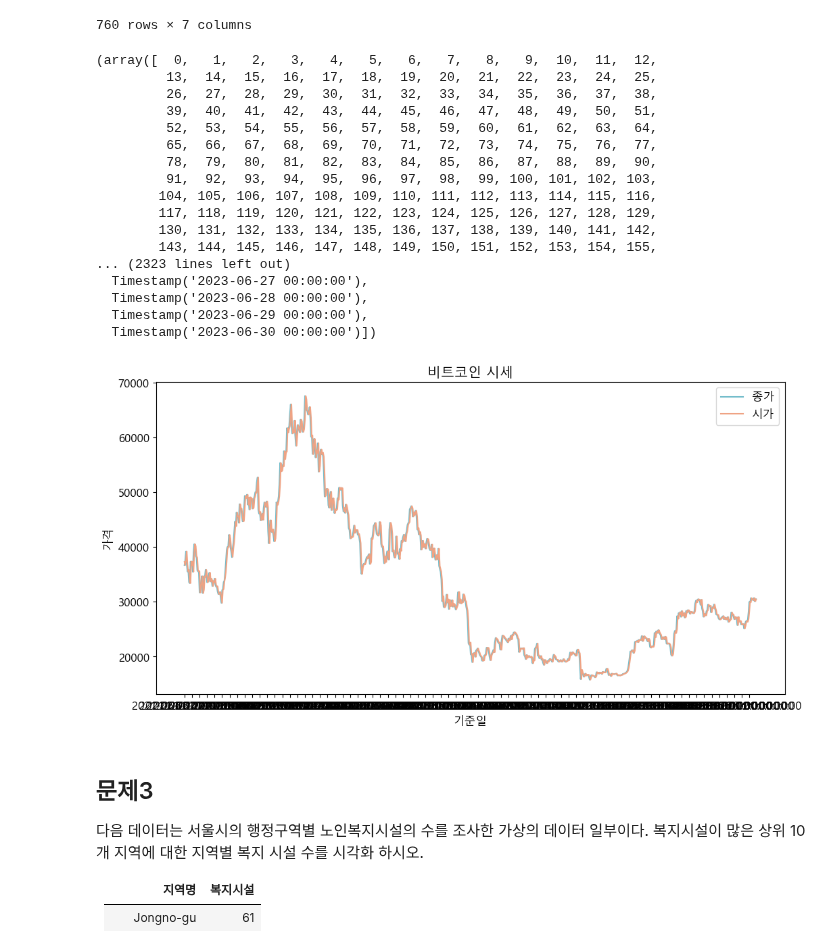
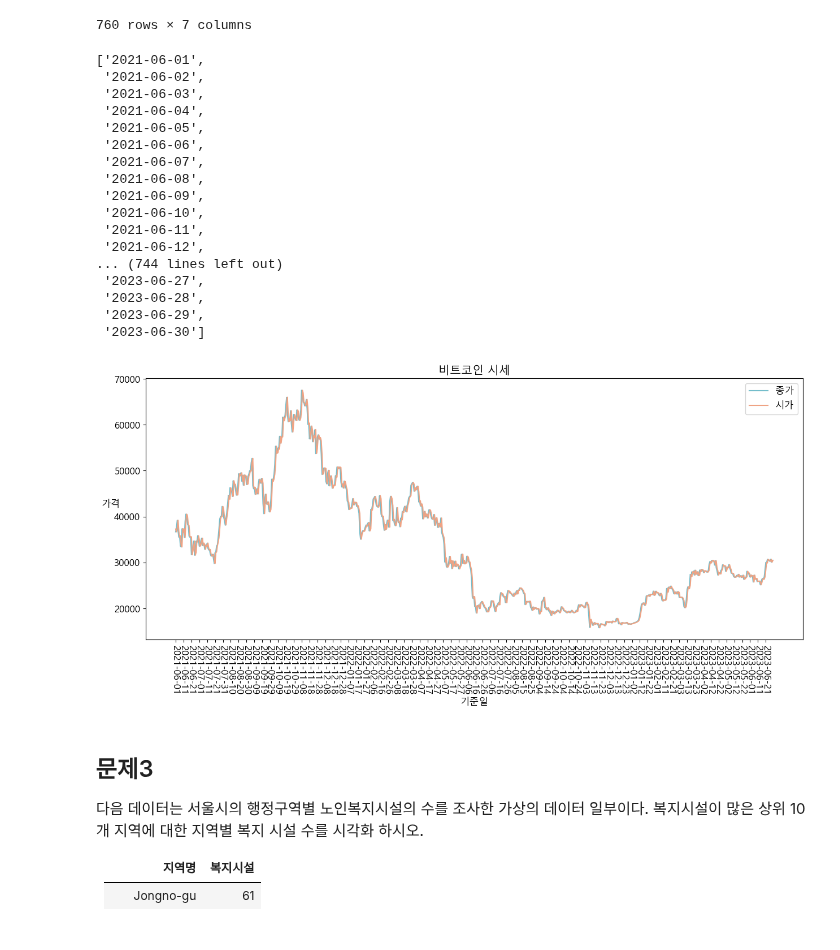
Before and after one commit to hyk2202/megait, a Jupyter notebook: megait/D. 탐색적 데이터 분석/05. 데이터 시각화/(1) Matplotlib/연구과제.ipynb, the cells around one changed output. Drawn from its saved outputs; the diff is of its cells as text; code cells hidden in the pictures.

```diff
--- a/megait/D. 탐색적 데이터 분석/05. 데이터 시각화/(1) Matplotlib/연구과제.ipynb
+++ b/megait/D. 탐색적 데이터 분석/05. 데이터 시각화/(1) Matplotlib/연구과제.ipynb
@@ -124,39 +124,39 @@ y1 = list(origin['종가'])
 y2 = list(origin['시가'])
 x = np.arange(0, len(y1))
 xticks = list(origin['날짜'])
-x, y1, y2, xticks
+xticks_new = [str(x)[:10] for x in xticks]
 # %% [output]
-(array([  0,   1,   2,   3,   4,   5,   6,   7,   8,   9,  10,  11,  12,
-         13,  14,  15,  16,  17,  18,  19,  20,  21,  22,  23,  24,  25,
-         26,  27,  28,  29,  30,  31,  32,  33,  34,  35,  36,  37,  38,
-         39,  40,  41,  42,  43,  44,  45,  46,  47,  48,  49,  50,  51,
-         52,  53,  54,  55,  56,  57,  58,  59,  60,  61,  62,  63,  64,
-         65,  66,  67,  68,  69,  70,  71,  72,  73,  74,  75,  76,  77,
-         78,  79,  80,  81,  82,  83,  84,  85,  86,  87,  88,  89,  90,
-         91,  92,  93,  94,  95,  96,  97,  98,  99, 100, 101, 102, 103,
-        104, 105, 106, 107, 108, 109, 110, 111, 112, 113, 114, 115, 116,
-        117, 118, 119, 120, 121, 122, 123, 124, 125, 126, 127, 128, 129,
-        130, 131, 132, 133, 134, 135, 136, 137, 138, 139, 140, 141, 142,
-        143, 144, 145, 146, 147, 148, 149, 150, 151, 152, 153, 154, 155,
-... (2323 lines left out)
-  Timestamp('2023-06-27 00:00:00'),
-  Timestamp('2023-06-28 00:00:00'),
-  Timestamp('2023-06-29 00:00:00'),
-  Timestamp('2023-06-30 00:00:00')])
+['2021-06-01',
+ '2021-06-02',
+ '2021-06-03',
+ '2021-06-04',
+ '2021-06-05',
+ '2021-06-06',
+ '2021-06-07',
+ '2021-06-08',
+ '2021-06-09',
+ '2021-06-10',
+ '2021-06-11',
+ '2021-06-12',
+... (744 lines left out)
+ '2023-06-27',
+ '2023-06-28',
+ '2023-06-29',
+ '2023-06-30']
 # %%
-plt.figure()
+plt.figure(figsize=(15,6))
 plt.title('비트코인 시세')
 plt.plot(y1, color = '#74BDCB', label = '종가')
 plt.plot(y2, color = '#EFA384', label = '시가')
 plt.legend()
 plt.xlabel('기준일')
-plt.xticks(x[::10], xticks[::10])
-plt.ylabel('가격')
+plt.xticks(x[::10], xticks_new[::10],rotation=270)
+plt.ylabel('가격',rotation = 0)
 plt.savefig('문제2.png',dpi = 300)
 plt.show()
 plt.close()
 # %% [output]
-[figure, old version]
+[figure, new version]
 # %% [markdown]
 ## 문제3
 
```
Also changed, not shown: 1 other file.
